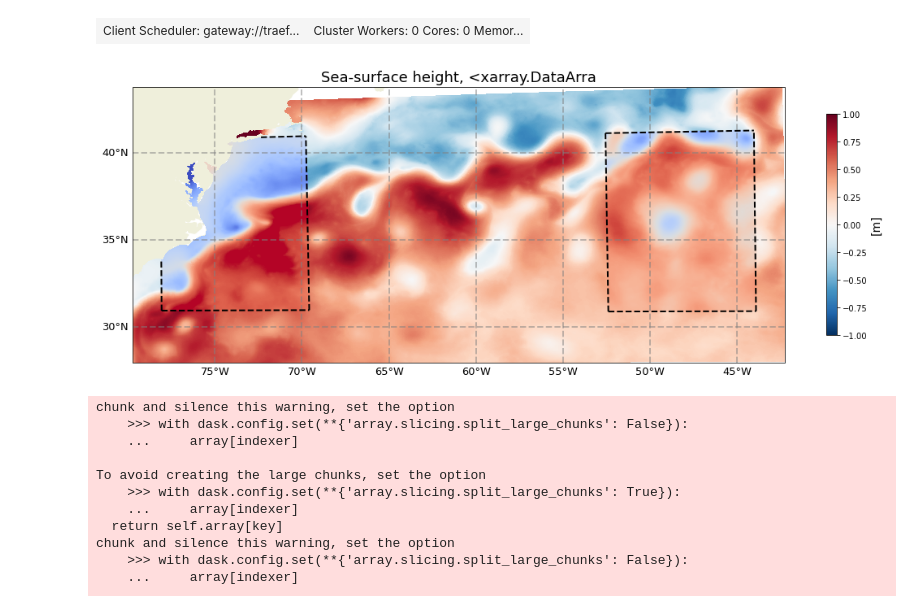
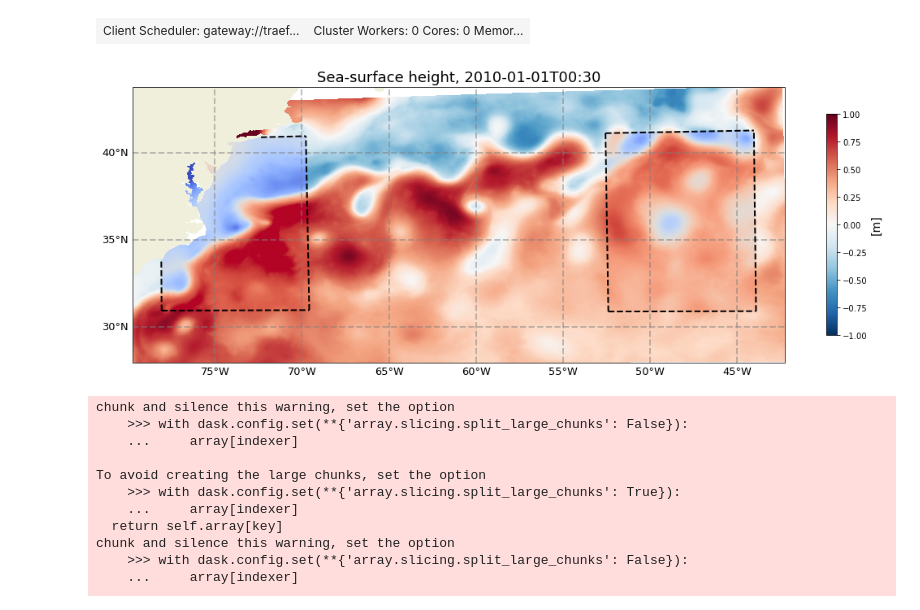
Before and after one commit to roxyboy/SWOT-AdAC-ocean-model-intercomparison, a Jupyter notebook: Sea-surface-variability/binder/Wavenumber-spectra.ipynb, the cells around one changed output. Saved outputs shown, nothing was run; the diff lists cells and outputs as text; code cells hidden in the pictures.

```diff
--- a/Sea-surface-variability/binder/Wavenumber-spectra.ipynb
+++ b/Sea-surface-variability/binder/Wavenumber-spectra.ipynb
@@ -210,35 +210,36 @@ ax.plot([lon.isel(y=slice(GSy[0],GSy[1]),x=slice(GSx[0],GSx[1]))[0,0],
         'k', lw=2, ls='--', transform=ccrs.PlateCarree())
 ax.plot([lon.isel(y=slice(GSy[0],GSy[1]),x=slice(GSx[0],GSx[1]))[0,-1],
          lon.isel(y=slice(GSy[0],GSy[1]),x=slice(GSx[0],GSx[1]))[-1,-1]],
         [lat.isel(y=slice(GSy[0],GSy[1]),x=slice(GSx[0],GSx[1]))[0,-1],
          lat.isel(y=slice(GSy[0],GSy[1]),x=slice(GSx[0],GSx[1]))[-1,-1]],
         'k', lw=2, ls='--', transform=ccrs.PlateCarree())
 ax.plot([lon.isel(y=slice(GSy[0],GSy[1]),x=slice(GSx[0],GSx[1]))[-1,:].min(skipna=True),
          lon.isel(y=slice(GSy[0],GSy[1]),x=slice(GSx[0],GSx[1]))[-1,-1]],
         [lat.isel(y=slice(GSy[0],GSy[1]),x=slice(GSx[0],GSx[1]))[-1,:].min(skipna=True),
          lat.isel(y=slice(GSy[0],GSy[1]),x=slice(GSx[0],GSx[1]))[-1,-1]],
         'k', lw=2, ls='--', transform=ccrs.PlateCarree())
 
 ax.add_feature(cfeature.LAND)
 
 gl = ax.gridlines(crs=ccrs.PlateCarree(), draw_labels=True,
                   linewidth=2, color='gray', alpha=0.5, linestyle='--')
 gl.right_labels = False
 gl.top_labels = False
 gl.ylocator = mticker.FixedLocator([30,35,40,45,50])
 gl.xformatter = LONGITUDE_FORMATTER
 gl.yformatter = LATITUDE_FORMATTER
 gl.xlabel_style = {'size':13, 'color':'k'}
 gl.ylabel_style = {'size':13, 'color':'k'}
 ax.set_xlabel(r"Longitude", fontsize=16)
 ax.set_ylabel(r"Latitude", fontsize=16)
 ax.set_title(r"Sea-surface height, " + str(ssh.time_counter.sel(time_counter='2010-01-01T00:30',
-                                                              method='nearest'))[:16],
+                                                                method='nearest').data
+                                          )[2:18],
              fontsize=18)
 cbar = fig.colorbar(im, shrink=.5)
 cbar.set_label(r"[m]", fontsize=14)
 # %% [output]
-[figure, old version]
+[figure, new version]
 # %%
 midAdx = gsw.distance(lon.isel(y=slice(midAy[0],midAy[1]),x=slice(midAx[0],midAx[1])),
                       lat.isel(y=slice(midAy[0],midAy[1]),x=slice(midAx[0],midAx[1]))
```
Also changed, not shown: 1 other file.
